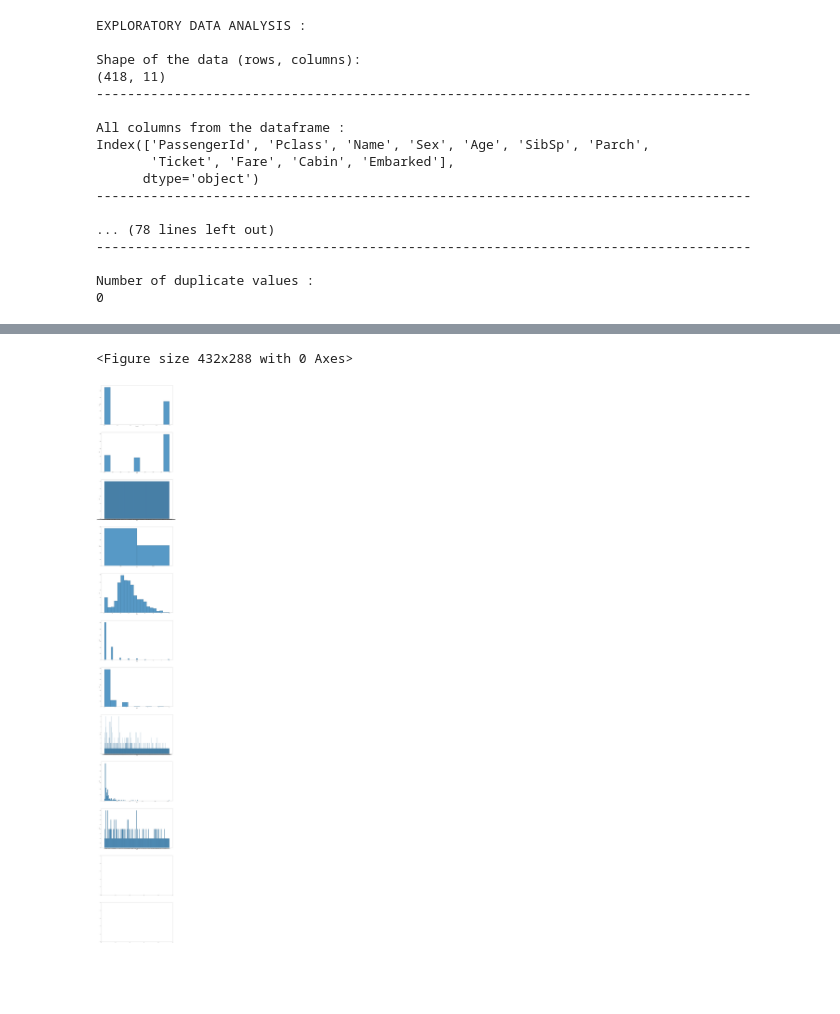
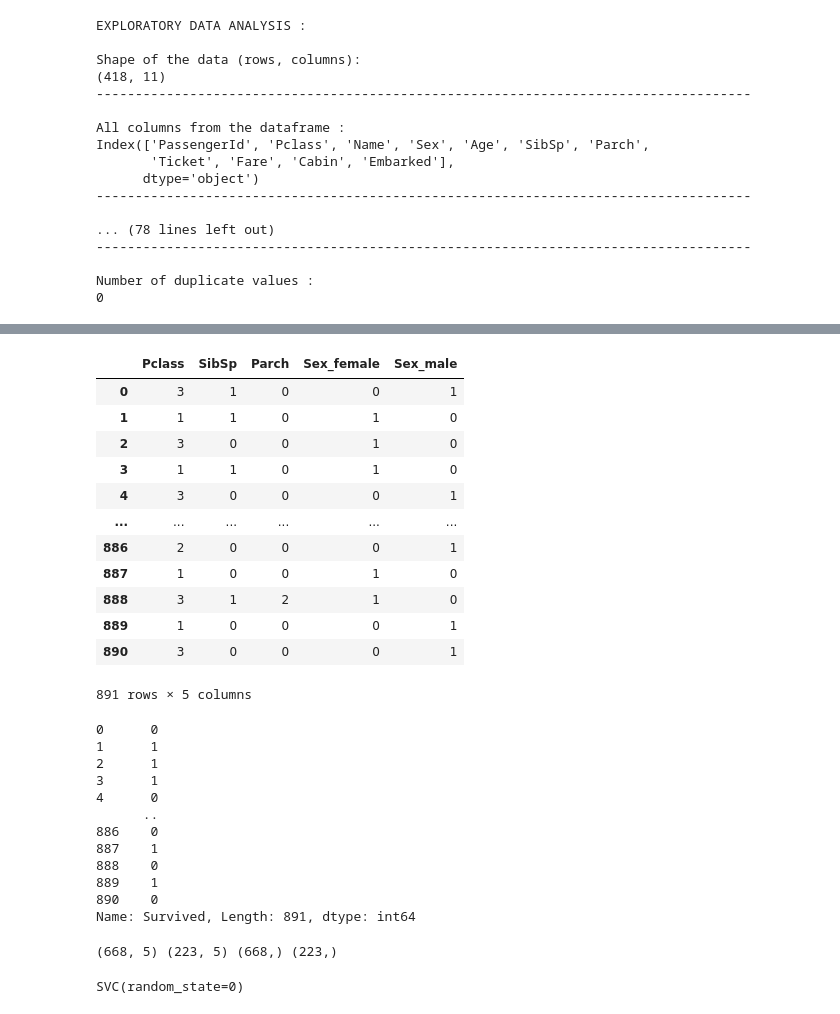
Before and after one commit to mits-ds/Kaggle, a Jupyter notebook: mm-titanic.ipynb, the cells around one changed output, grey strips where cells are left out. Saved outputs shown, nothing was run; the diff lists cells and outputs as text; code cells hidden in the pictures; blank space fills up the shorter version.

```diff
--- a/mm-titanic.ipynb
+++ b/mm-titanic.ipynb
@@ -181,20 +221,40 @@ Train Data Frame
 ├────────┼───────────────┼────────────┼──────────────────┼───────┼──────────┼────────────┼────────────┼──────────┼──────────┼─────────────────┼────────────┤
 │ max    │       1309    │   3        │ nan              │ nan   │  76      │   8        │   9        │ nan      │ 512.329  │ nan             │ nan        │
 ╘════════╧═══════════════╧════════════╧══════════════════╧═══════╧══════════╧════════════╧════════════╧══════════╧══════════╧═════════════════╧════════════╛
-# %%
-categorical_columns = train_data.columns[1:-1]
-i = 0
-num = len(train_data.columns)
-plt.figure()
-fig, ax = plt.subplots(int(num),1,figsize=(25,200))
-for col in categorical_columns:
-    i += 1
-    plt.subplot(int(num),1,i)
-    sns.histplot(x=train_data[col])
-    plt.xlabel(col, fontsize=12)
-    locs, labels = plt.xticks()
-    plt.tick_params(axis='both', which='major', labelsize=12)
-plt.show();
-# %% [output]
-<Figure size 432x288 with 0 Axes>
-[figure, removed]
+# %%
+y = train_data["Survived"]
+
+features = ["Pclass", "Sex", "SibSp", "Parch"]
+X = pd.get_dummies(train_data[features])
+X_test = pd.get_dummies(test_data[features])
+# %%
+X
+# %% [output]
+|  | Pclass | SibSp | Parch | Sex_female | Sex_male |
+| 0 | 3 | 1 | 0 | 0 | 1 |
+| 1 | 1 | 1 | 0 | 1 | 0 |
+| 2 | 3 | 0 | 0 | 1 | 0 |
+| 3 | 1 | 1 | 0 | 1 | 0 |
+| 4 | 3 | 0 | 0 | 0 | 1 |
+| ... | ... | ... | ... | ... | ... |
+| 886 | 2 | 0 | 0 | 0 | 1 |
+| 887 | 1 | 0 | 0 | 1 | 0 |
+| 888 | 3 | 1 | 2 | 1 | 0 |
+| 889 | 1 | 0 | 0 | 0 | 1 |
+| 890 | 3 | 0 | 0 | 0 | 1 |
+891 rows × 5 columns
+# %%
+y
+# %% [output]
+0      0
+1      1
+2      1
+3      1
+4      0
+      ..
+886    0
+887    1
+888    0
+889    1
+890    0
+Name: Survived, Length: 891, dtype: int64
@@ -200,0 +264,4 @@ plt.show();
+# %%
+print(X_train.shape,X_test.shape,y_train.shape,y_test.shape)
+# %% [output]
+(668, 5) (223, 5) (668,) (223,)
@@ -200,0 +273,6 @@ plt.show();
+# %%
+from sklearn.svm import SVC
+classifier = SVC(kernel = 'rbf', random_state = 0)
+classifier.fit(X_train, y_train)
+# %% [output]
+SVC(random_state=0)
```
Also changed, not shown: parts of 11 cells of this notebook.
